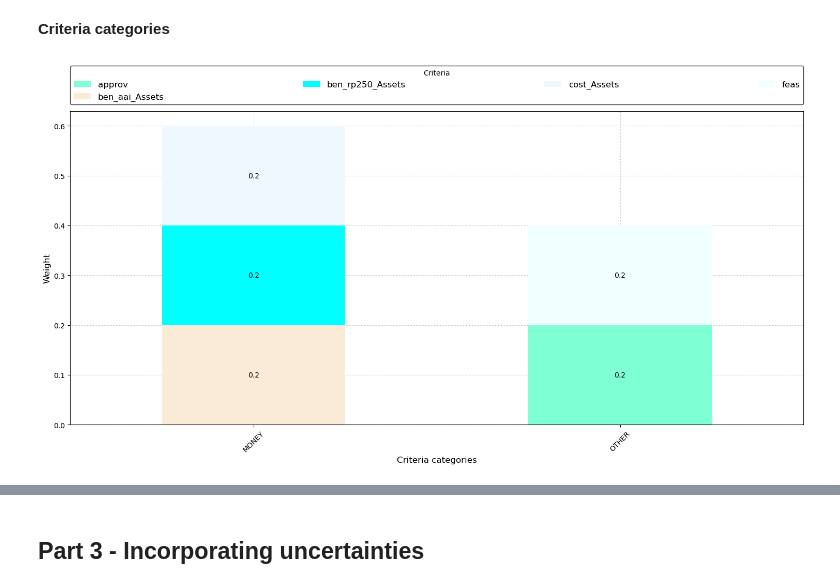
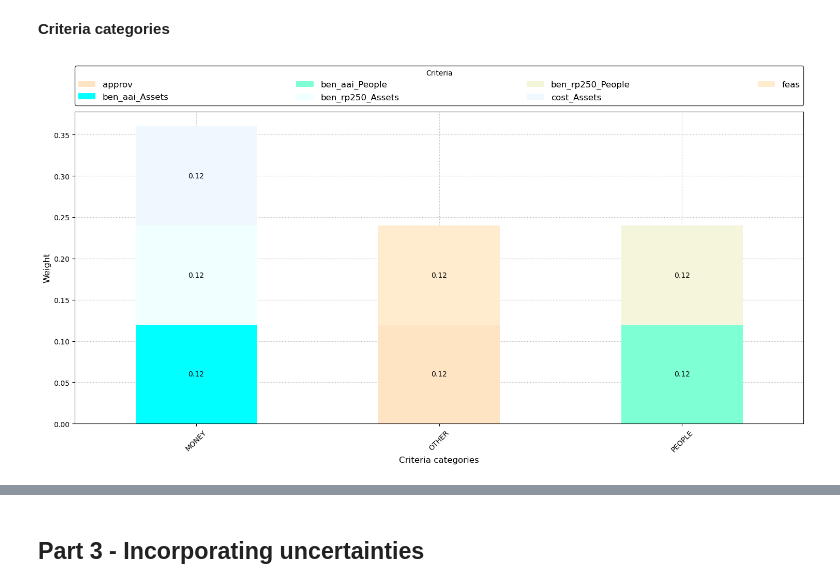
Before and after one commit to spjuhel/MCDM_prototype, a Jupyter notebook: MCDM_tutorial.ipynb, the cells around one changed output, grey strips where cells are left out. Drawn from its saved outputs; the diff is of its cells as text; code cells hidden in the pictures.

```diff
--- a/MCDM_tutorial.ipynb
+++ b/MCDM_tutorial.ipynb
@@ -26,7 +26,7 @@ WARNING: There was an error checking the latest version of pip.
 # 'CLIMADA_DEMO' - CLIMADA demo entity and hazard set TC  (Does not work for Part 4 – Groups)
 # 'CanTho_PLFL' - Can Tho, Vietnam and flood hazard (Based on the ECA Case Study ECA Vietnam, Compound Flood Risk and Heat Waves
 
-file_str = 'CLIMADA_DEMO'   # or 'CLIMADA_DEMO'  'CanTho_PLFL'
+file_str = 'CanTho_PLFL'   # or 'CLIMADA_DEMO'  'CanTho_PLFL'
 
 # *************** End of user-modifiable parameters ***************
 # %% [markdown]
@@ -330,16 +350,16 @@ sensitivity_df = dm.calc_imprt_sensitivity(crit_cols_dict=crit_cols_dict, mcdm_m
 # %%
 # Initialize the decision matrix object and include more criteria
 
 # categorize the criteria assets and people
 crit_cats = {'MONEY': ['ben_aai_Assets',  'ben_rp250_Assets', 'cost_Assets'],
              'PEOPLE': ['ben_aai_People', 'ben_rp250_People'],
              'OTHER': ['approv', 'feas']}
 
 
 # Initialize the decision matrix object
 dm = DecisionMatrix(metrics_df=metrics_df, objectives=objectives, alt_cols=alt_cols, crit_cols=crit_cols, crit_cats=crit_cats)
 
 # Plot the criteria weights
-dm.plot_criteria(group_by_category=True)
+dm.plot_criteria_weights(group_by_category=True)
 # %% [output]
-[figure, old version]
+[figure, new version]
```
Also changed, not shown: parts of 18 cells of this notebook, 14 other files.
